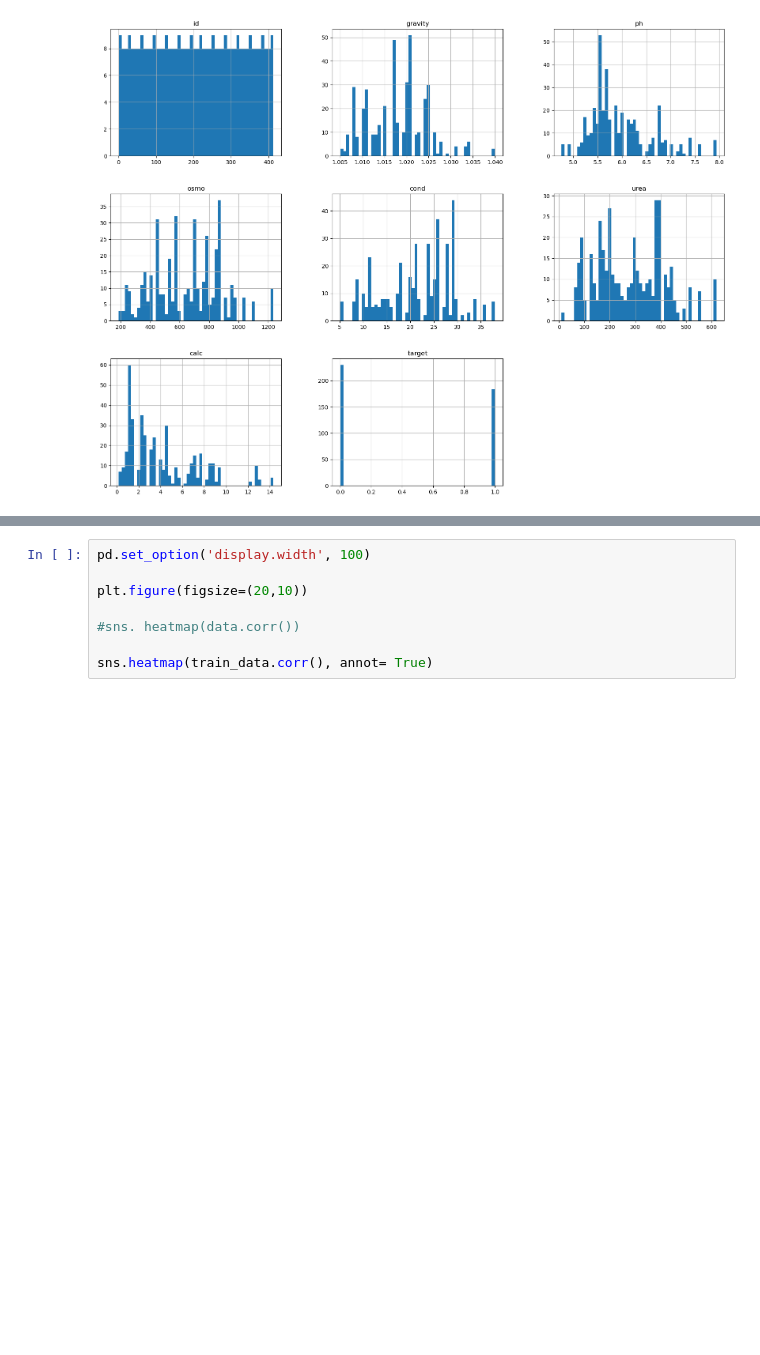
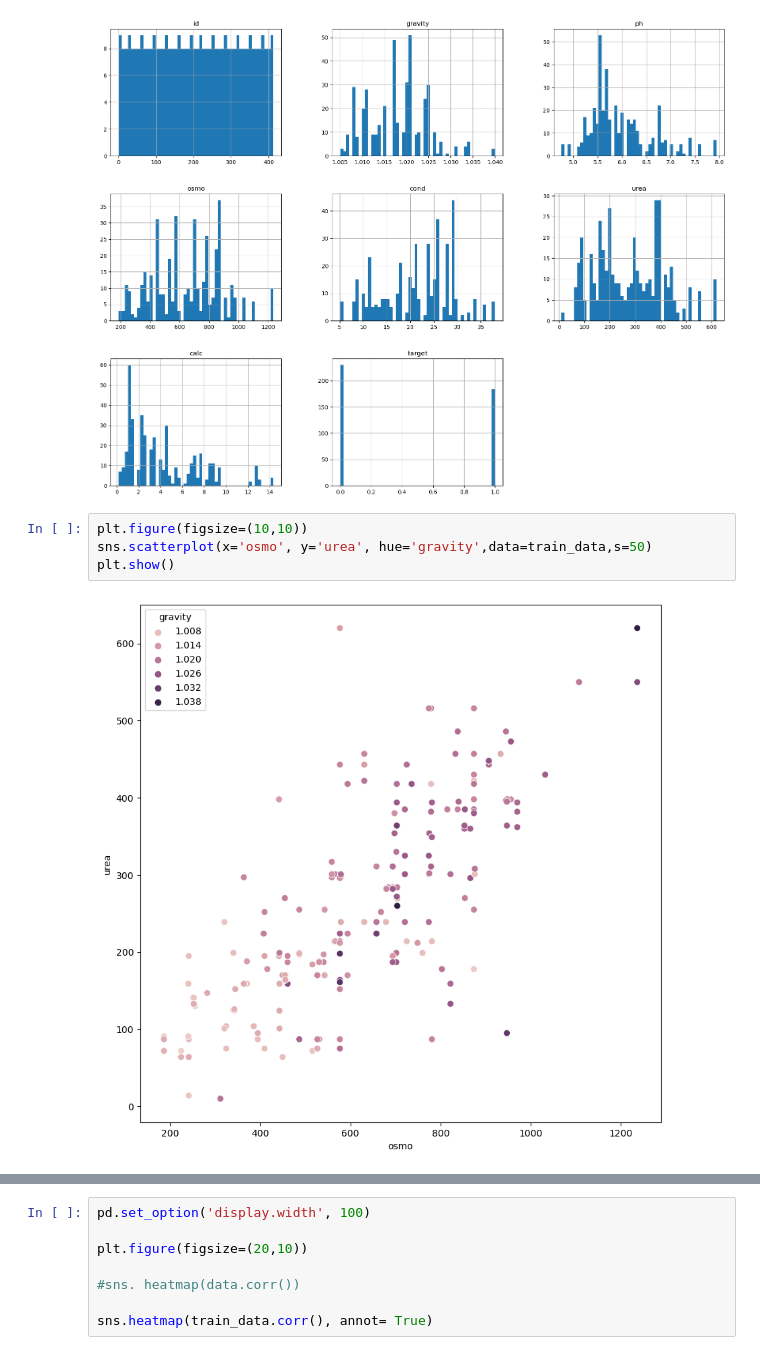
Before and after one commit to OjochenemiB/DATA-SCIENCE, a Jupyter notebook: playground-s3e12-using-cb-regres.ipynb, the cells around one changed output, grey strips where cells are left out. Saved outputs shown, nothing was run; the diff lists cells and outputs as text; blank space fills up the shorter version.

```diff
--- a/playground-s3e12-using-cb-regres.ipynb
+++ b/playground-s3e12-using-cb-regres.ipynb
@@ -79,3 +204,9 @@ train_data.hist(bins=50, figsize=(20,15))
 plt.show()
 # %% [output]
 [figure]
+# %%
+plt.figure(figsize=(10,10))
+sns.scatterplot(x='osmo', y='urea', hue='gravity',data=train_data,s=50)
+plt.show()
+# %% [output]
+[figure, added]
```
Also changed, not shown: parts of 26 cells of this notebook.
